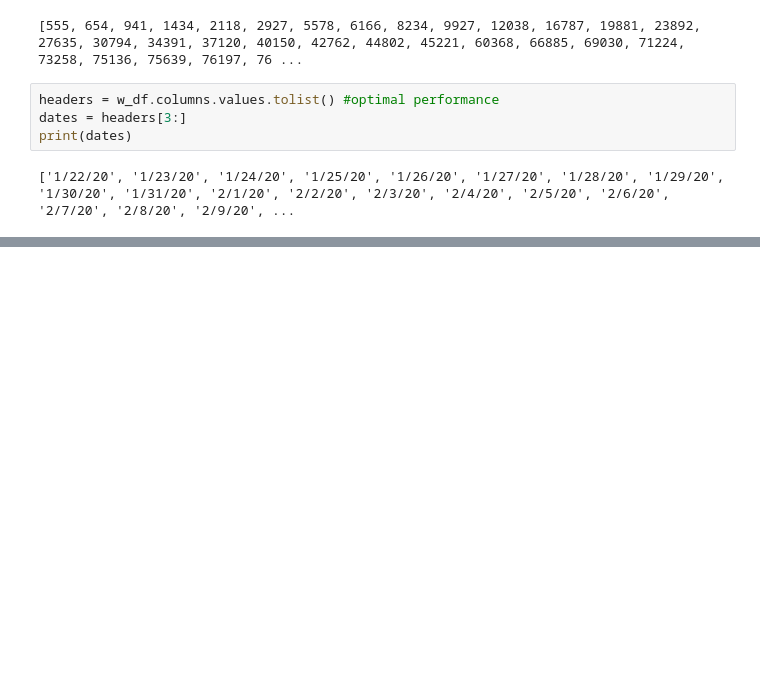
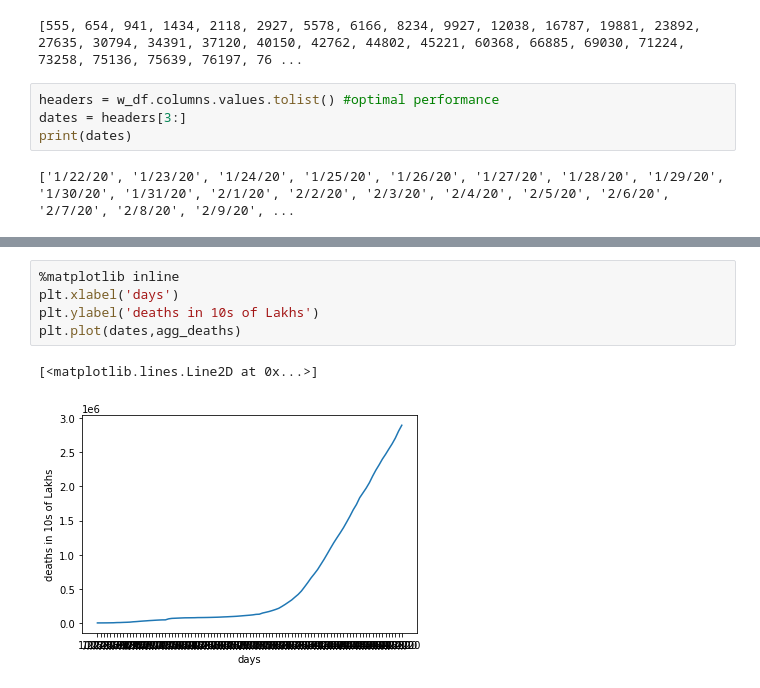
Before and after one commit to RahulBatra065/Report-on-Covid-19, a Jupyter notebook: nb.ipynb, the cells around one changed output, grey strips where cells are left out. Saved outputs shown, nothing was run; the diff lists cells and outputs as text; blank space fills up the shorter version.

```diff
--- a/nb.ipynb
+++ b/nb.ipynb
@@ -113,0 +105,8 @@ plt.plot(dates,agg_deaths)
+# %%
+%matplotlib inline
+plt.xlabel('days')
+plt.ylabel('deaths in 10s of Lakhs')
+plt.plot(dates,agg_deaths)
+# %% [output]
+[<matplotlib.lines.Line2D at 0x...>]
+[figure, added]
```
Also changed, not shown: parts of 3 cells of this notebook, 1 other file.
